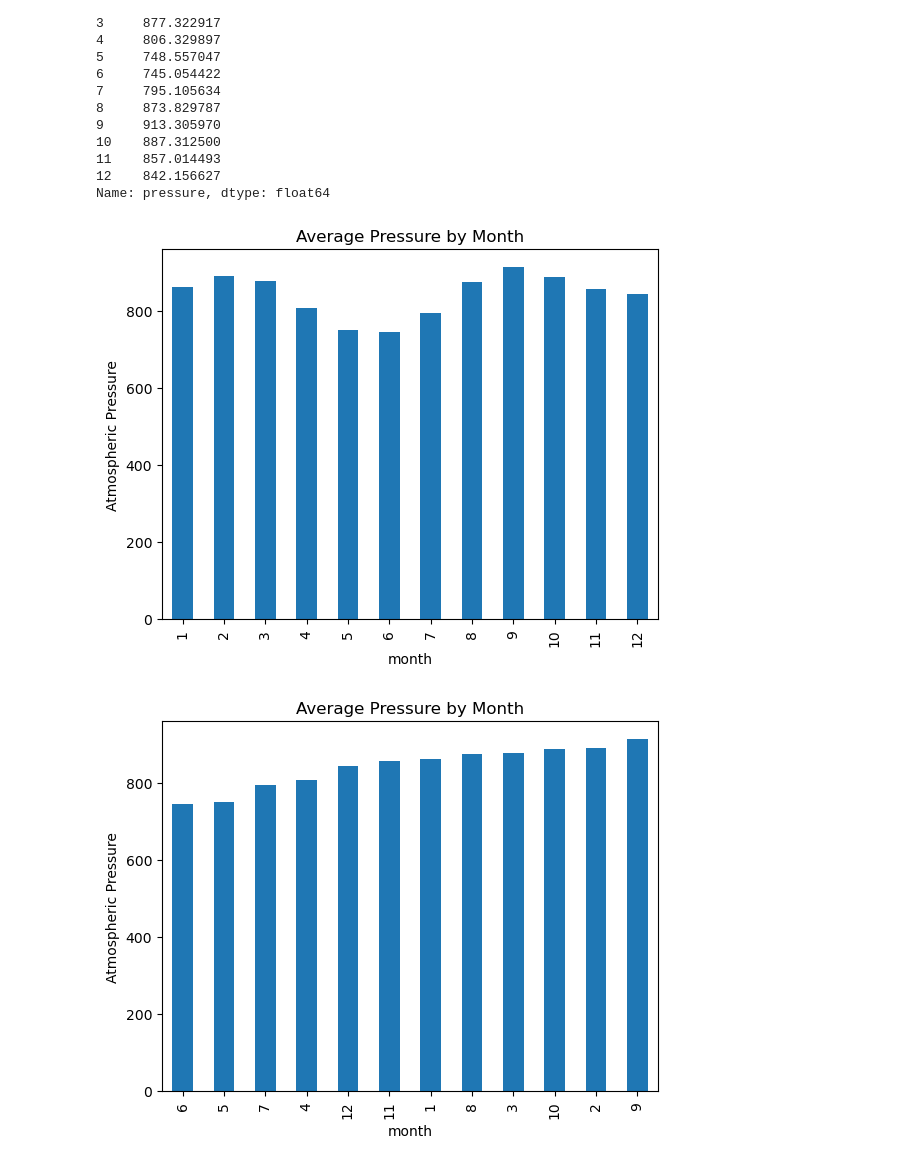
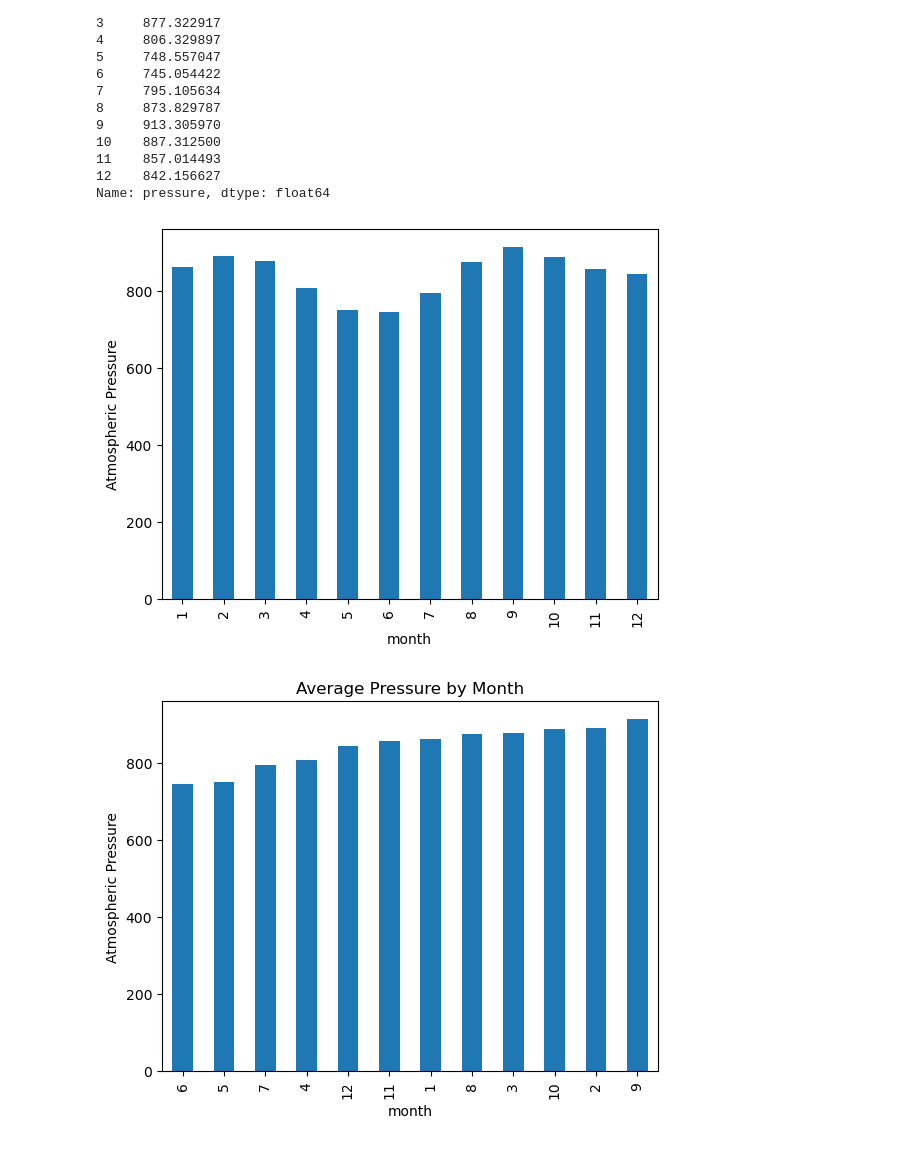
Before and after one commit to FDernawi/web_scraping, a Jupyter notebook: Working_files/part_2_mars_weather.ipynb, the cells around one changed output. Drawn from its saved outputs; the diff is of its cells as text; code cells hidden in the pictures.

Commit message:
initial charts created

```diff
--- a/Working_files/part_2_mars_weather.ipynb
+++ b/Working_files/part_2_mars_weather.ipynb
@@ -197,5 +213,7 @@ Name: min_temp, dtype: float64
 # %%
 # 4. What is the average pressure by month?
+mars_avg_pressure = mars_data_df.groupby('month').pressure.agg('mean')
+mars_avg_pressure
 # %% [output]
 month
 1     862.488506
@@ -213,8 +231,12 @@ month
 Name: pressure, dtype: float64
 # %%
 # Plot the average pressure by month
+mars_avg_pressure.plot.bar()
+plt.xlabel('month')
+plt.ylabel('Atmospheric Pressure')
+plt.show()
 # %% [output]
-[figure, old version]
+[figure, new version]
 # %%
 # Identify the lowest and highest pressure months in Curiosity's location by sorting the previous graph
 # %% [output]
```
Also changed, not shown: parts of 4 cells of this notebook, 2 other files.
